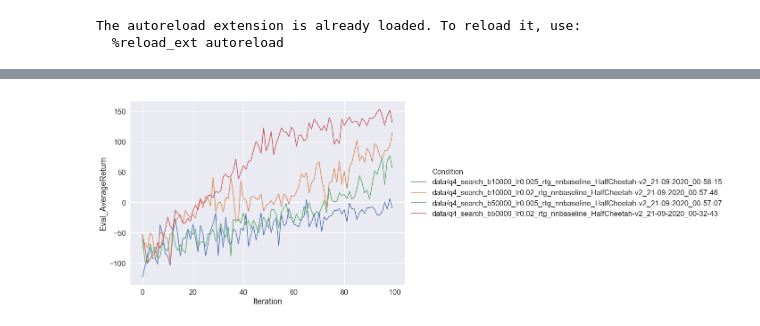
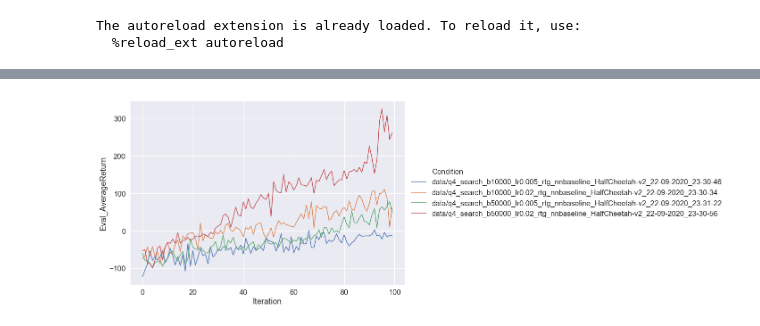
Before and after one commit to Max-Fu/homework_fall2020, a Jupyter notebook: hw2/visualization.ipynb, the cells around one changed output, grey strips where cells are left out. Cells and saved outputs as stored; diff of their text form; code cells hidden in the pictures.

```diff
--- a/hw2/visualization.ipynb
+++ b/hw2/visualization.ipynb
@@ -88,9 +88,10 @@ def get_datasets(fpath, condition=None, values=["Eval_AverageReturn"]):
     datasets = []
     # get tensorboard event file from directory
     event = glob(os.path.join(fpath, 'events.out.tfevents*'))[0]
+
     experiment_data = tflog2pandas(event)
     selected_data = [experiment_data.loc[experiment_data['metric'] == value]['value'] for value in values]
-    invert_df = pd.DataFrame(zip(selected_df['step'].astype(np.int), *selected_data), columns=['Iteration'] + values)
+    invert_df = pd.DataFrame(zip(experiment_data['step'].astype(np.int), *selected_data), columns=['Iteration'] + values)
     invert_df.insert(
         len(invert_df.columns),
         'Unit',
@@ -184,12 +194,12 @@ plot(q3_experiment, head='data', legend=None, plot_values='Eval_AverageReturn')
 # %%
 # Adjust files in these two lists! The following is an example from my system where
 # I had these as my directory names.
 q4_experiments = [
-    'q4_search_b10000_lr0.005_rtg_nnbaseline_HalfCheetah-v2_21-09-2020_00-58-15',
-    'q4_search_b10000_lr0.02_rtg_nnbaseline_HalfCheetah-v2_21-09-2020_00-57-46',
-    'q4_search_b50000_lr0.005_rtg_nnbaseline_HalfCheetah-v2_21-09-2020_00-57-07',
-    'q4_search_b50000_lr0.02_rtg_nnbaseline_HalfCheetah-v2_21-09-2020_00-32-43'
+    'q4_search_b10000_lr0.005_rtg_nnbaseline_HalfCheetah-v2_22-09-2020_23-30-46',
+    'q4_search_b10000_lr0.02_rtg_nnbaseline_HalfCheetah-v2_22-09-2020_23-30-34',
+    'q4_search_b50000_lr0.005_rtg_nnbaseline_HalfCheetah-v2_22-09-2020_23-31-22',
+    'q4_search_b50000_lr0.02_rtg_nnbaseline_HalfCheetah-v2_22-09-2020_23-30-56'
 ]
 plot(q4_experiments, head='data', legend=None, plot_values='Eval_AverageReturn')
 # %% [output]
-[figure, old version]
+[figure, new version]
```
Also changed, not shown: parts of 4 cells of this notebook, 2 other files.
